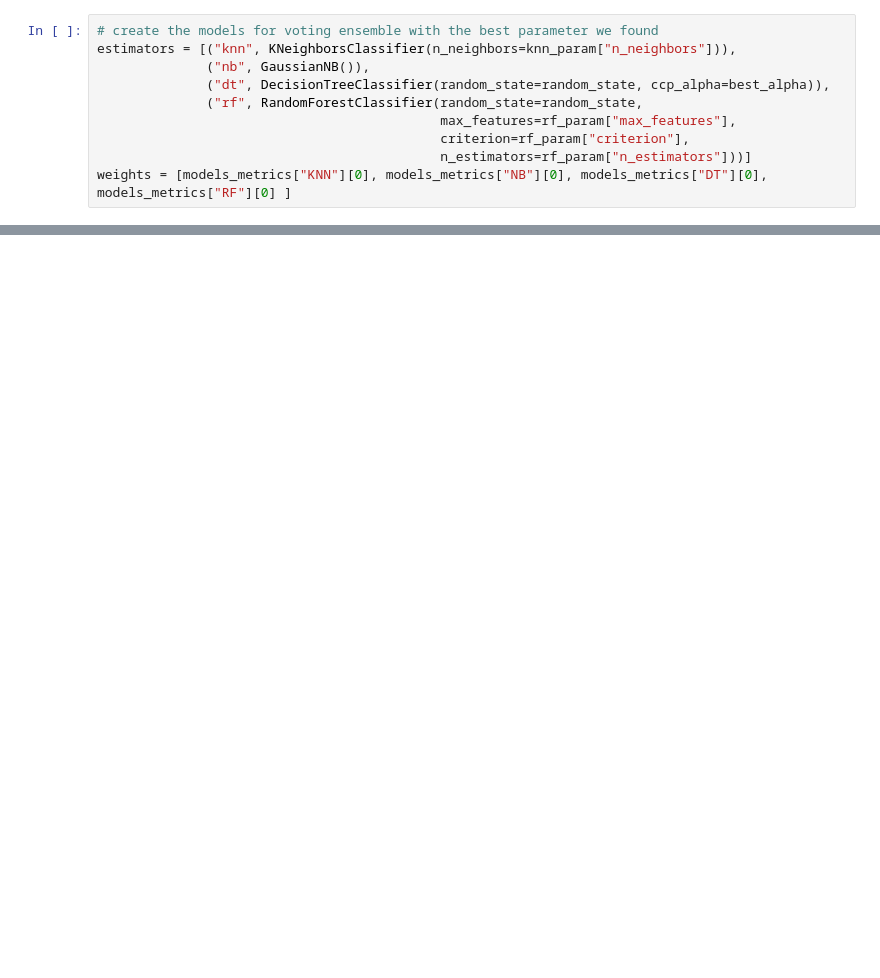
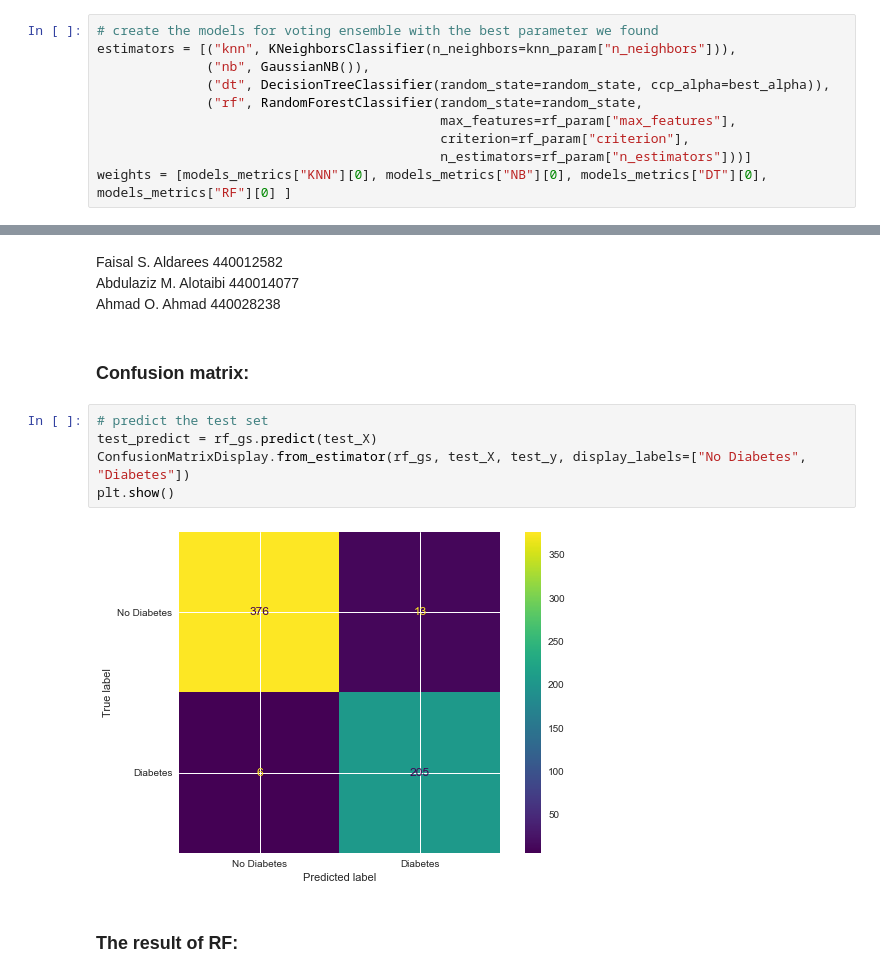
Before and after one commit to Ahmed-Alsardi/CS364_ml_project, a Jupyter notebook: main.ipynb, the cells around one changed output, grey strips where cells are left out. Drawn from its saved outputs; the diff is of its cells as text; blank space fills up the shorter version.

```diff
--- a/main.ipynb
+++ b/main.ipynb
@@ -447,0 +350,15 @@ Text(0.5, 1.0, 'Recall')
+# %% [markdown]
+Faisal S. Aldarees  440012582<br>
+Abdulaziz M. Alotaibi 440014077<br>
+Ahmad O. Ahmad  440028238<br>
+# %% [markdown]
+### Confusion matrix:
+# %%
+# predict the test set
+test_predict = rf_gs.predict(test_X)
+ConfusionMatrixDisplay.from_estimator(rf_gs, test_X, test_y, display_labels=["No Diabetes", "Diabetes"])
+plt.show()
+# %% [output]
+[figure, added]
+# %% [markdown]
+### The result of RF:
```
Also changed, not shown: parts of 85 cells of this notebook, 9 other files.
